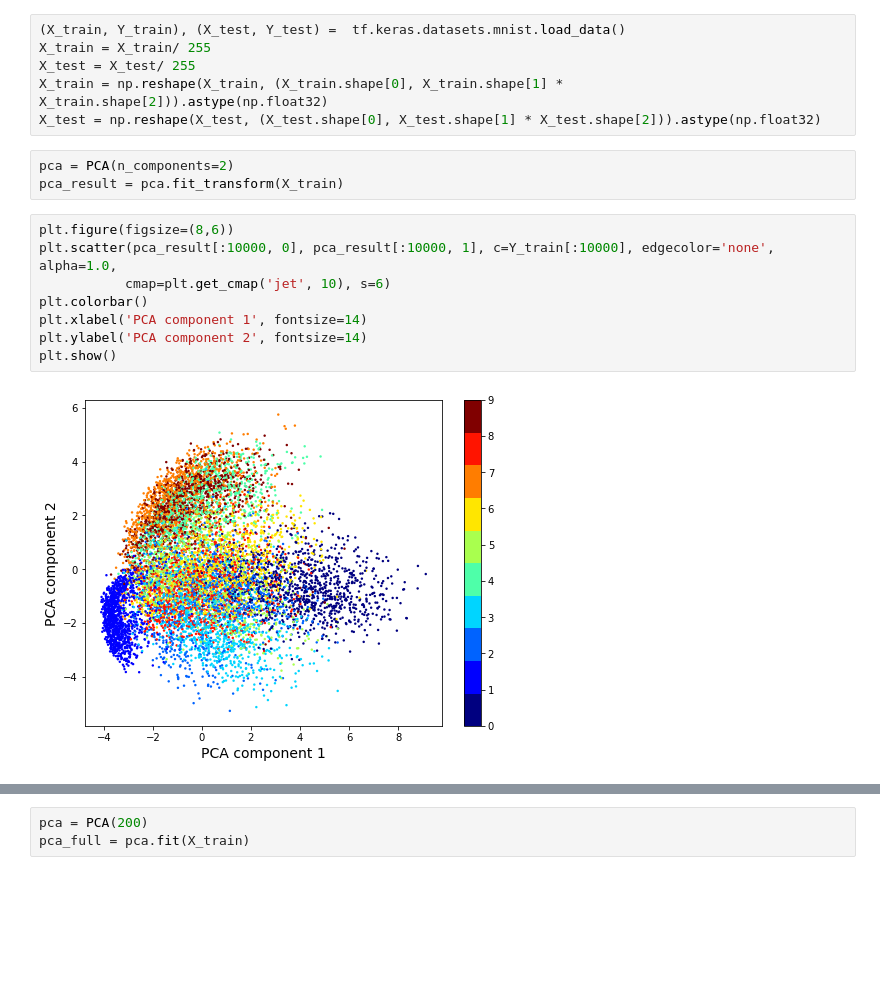
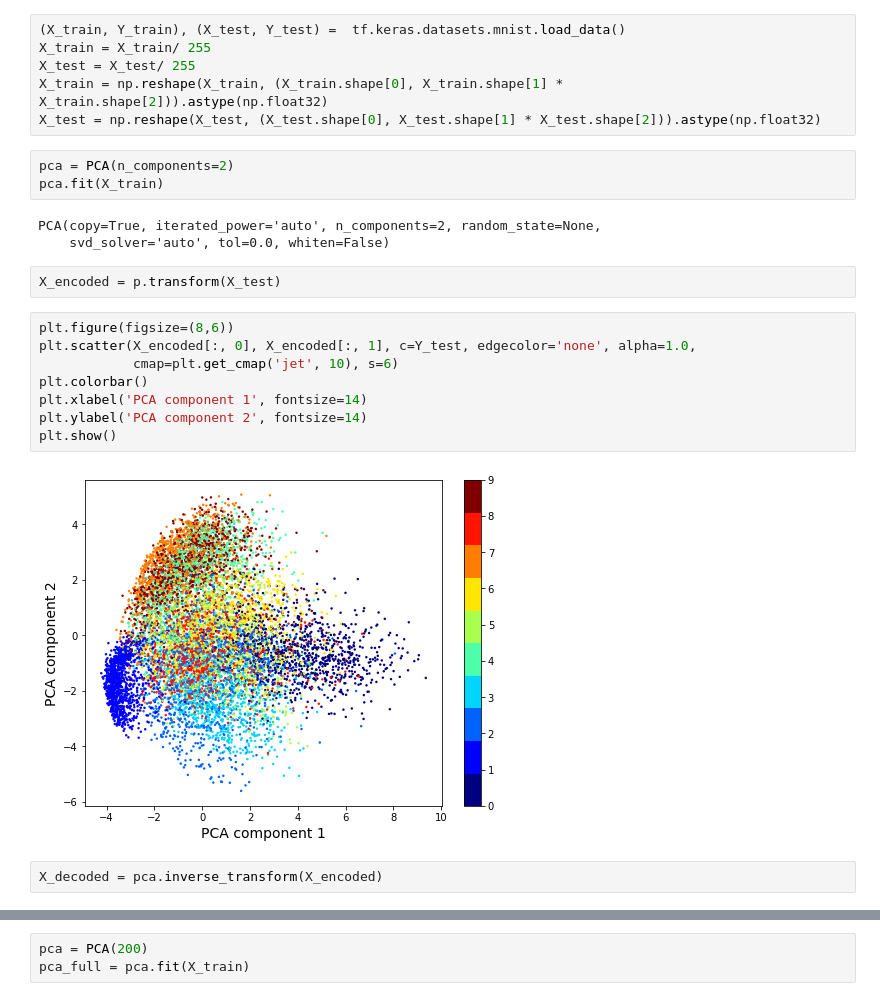
Before and after one commit to adammoss/MLiS2, a Jupyter notebook: examples/unsupervised/pca.ipynb, the cells around one changed output, grey strips where cells are left out. Drawn from its saved outputs; the diff is of its cells as text; blank space fills up the shorter version.

```diff
--- a/examples/unsupervised/pca.ipynb
+++ b/examples/unsupervised/pca.ipynb
@@ -23,14 +21,21 @@ X_train = np.reshape(X_train, (X_train.shape[0], X_train.shape[1] * X_train.shap
 X_test = np.reshape(X_test, (X_test.shape[0], X_test.shape[1] * X_test.shape[2])).astype(np.float32)
 # %%
 pca = PCA(n_components=2)
-pca_result = pca.fit_transform(X_train)
+pca.fit(X_train)
+# %% [output]
+PCA(copy=True, iterated_power='auto', n_components=2, random_state=None,
+    svd_solver='auto', tol=0.0, whiten=False)
+# %%
+X_encoded = p.transform(X_test)
 # %%
 plt.figure(figsize=(8,6))
-plt.scatter(pca_result[:10000, 0], pca_result[:10000, 1], c=Y_train[:10000], edgecolor='none', alpha=1.0,
-           cmap=plt.get_cmap('jet', 10), s=6)
+plt.scatter(X_encoded[:, 0], X_encoded[:, 1], c=Y_test, edgecolor='none', alpha=1.0,
+            cmap=plt.get_cmap('jet', 10), s=6)
 plt.colorbar()
 plt.xlabel('PCA component 1', fontsize=14)
 plt.ylabel('PCA component 2', fontsize=14)
 plt.show()
 # %% [output]
-[figure, old version]
+[figure, new version]
+# %%
+X_decoded = pca.inverse_transform(X_encoded)
```
Also changed, not shown: parts of 2 cells of this notebook.
